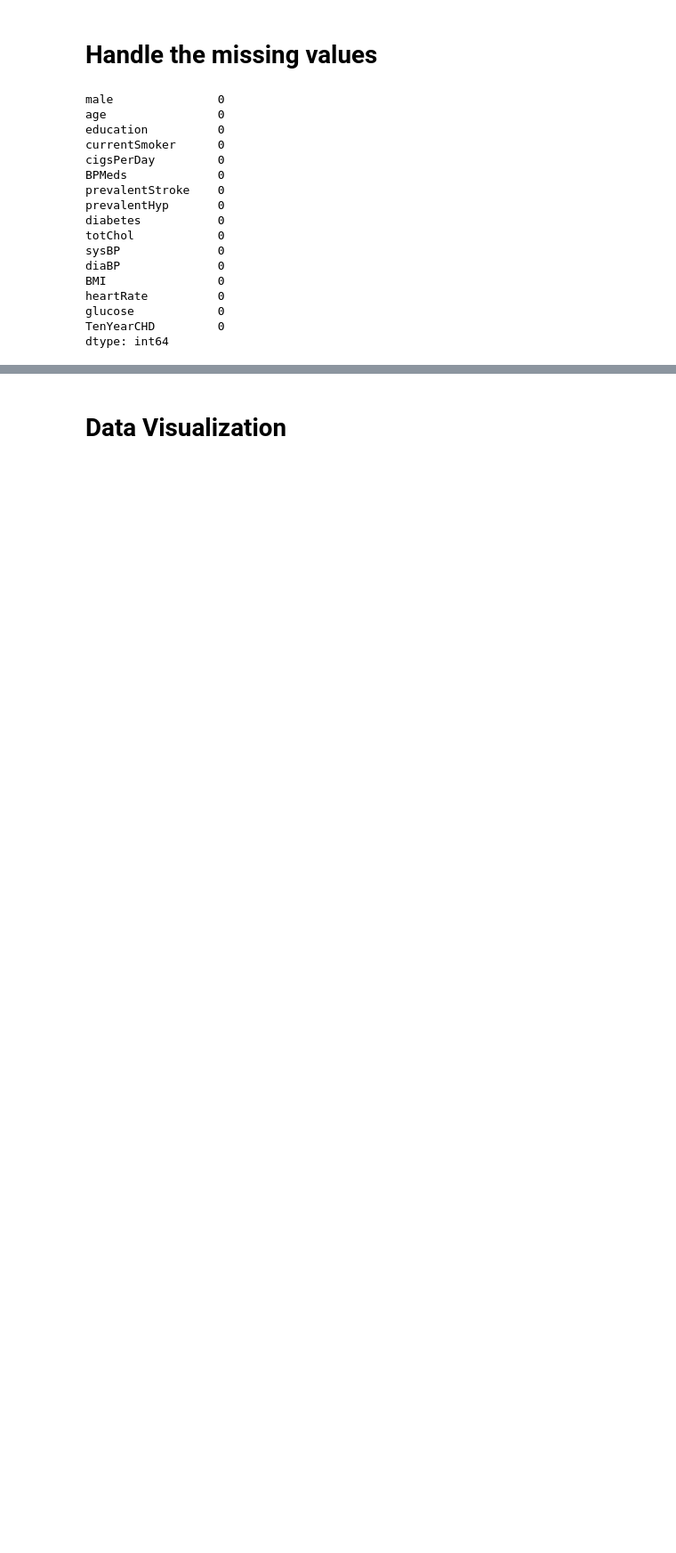
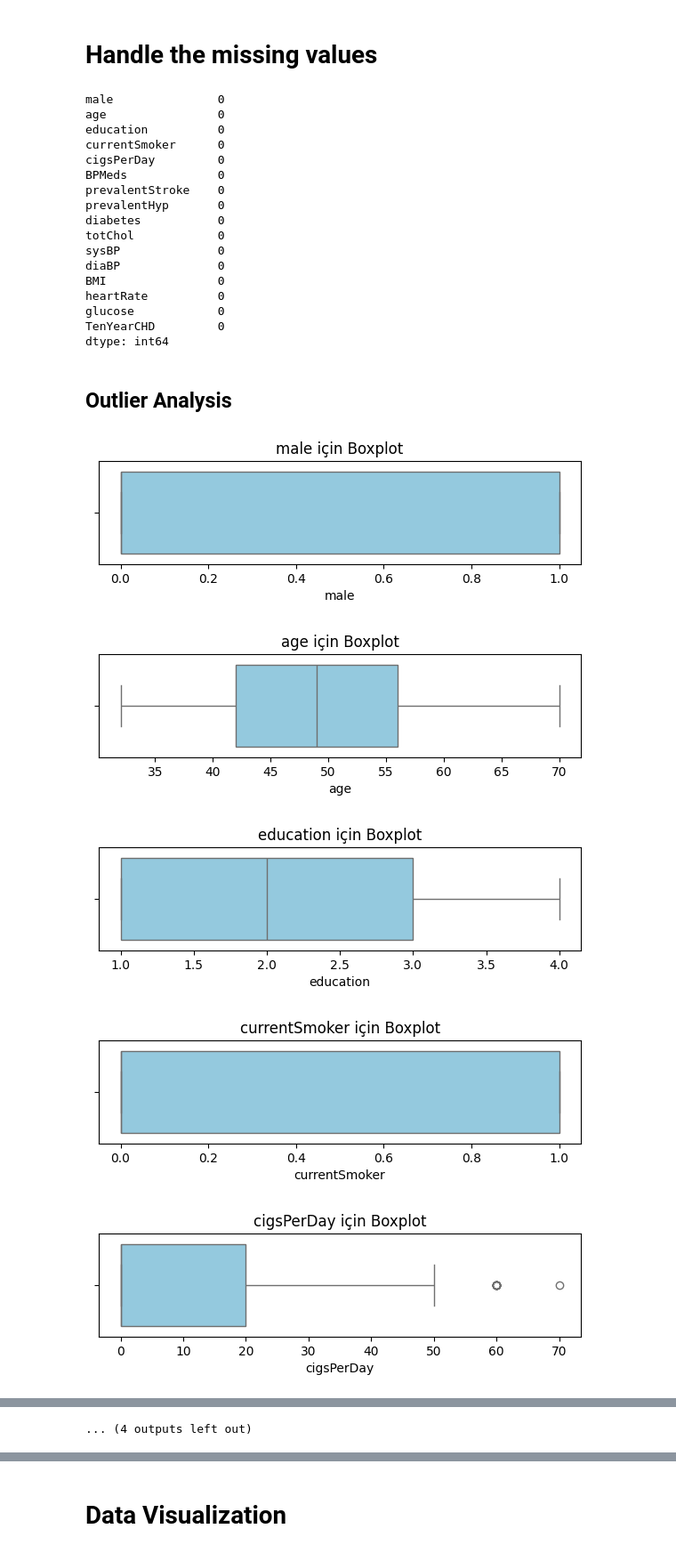
Before and after one commit to gulernilay/Heart-Disease-Prediction, a Jupyter notebook: main.ipynb, the cells around one changed output, grey strips where cells are left out. Shown at 89% size. Saved outputs shown, nothing was run; the diff lists cells and outputs as text; code cells hidden in the pictures; blank space fills up the shorter version.

Commit message:
The outlier handling is added

```diff
--- a/main.ipynb
+++ b/main.ipynb
@@ -143,3 +143,19 @@ heartRate          0
 glucose            0
 TenYearCHD         0
 dtype: int64
+# %% [markdown]
+## Outlier Analysis
+# %%
+num_cols = heart_df.select_dtypes(include=np.number).columns
+
+for col in num_cols:
+    plt.figure(figsize=(7, 1.5))
+    sns.boxplot(x=heart_df[col], color="skyblue")
+    plt.title(f"{col} için Boxplot")
+    plt.show()
+# %% [output]
+[figure, added]
+[figure, added]
+[figure, added]
+[figure, added]
+[figure, added]
@@ -145,0 +169 @@ dtype: int64
+... (4 outputs left out)
```
Also changed, not shown: parts of 3 cells of this notebook, 1 other file.
